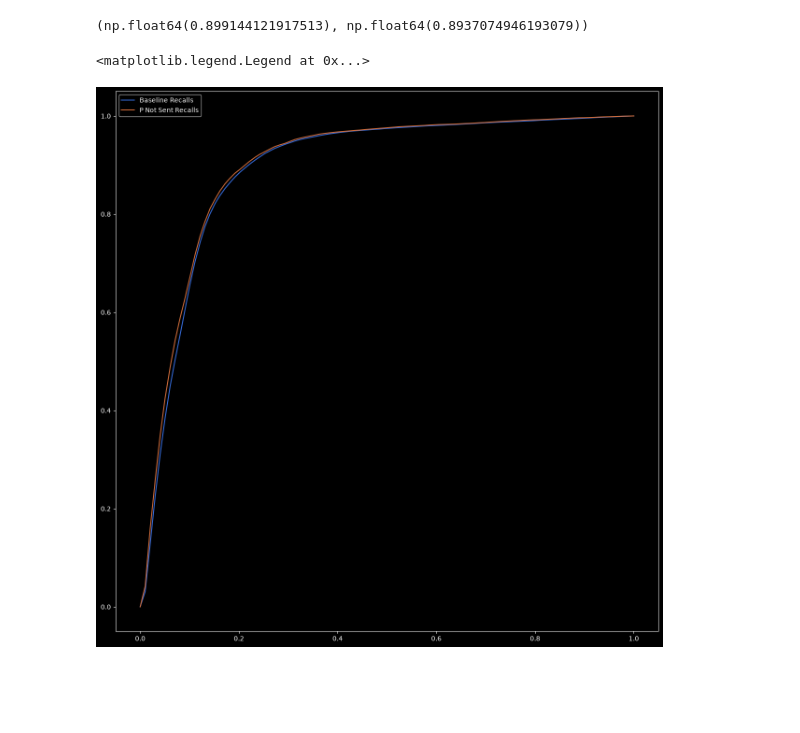
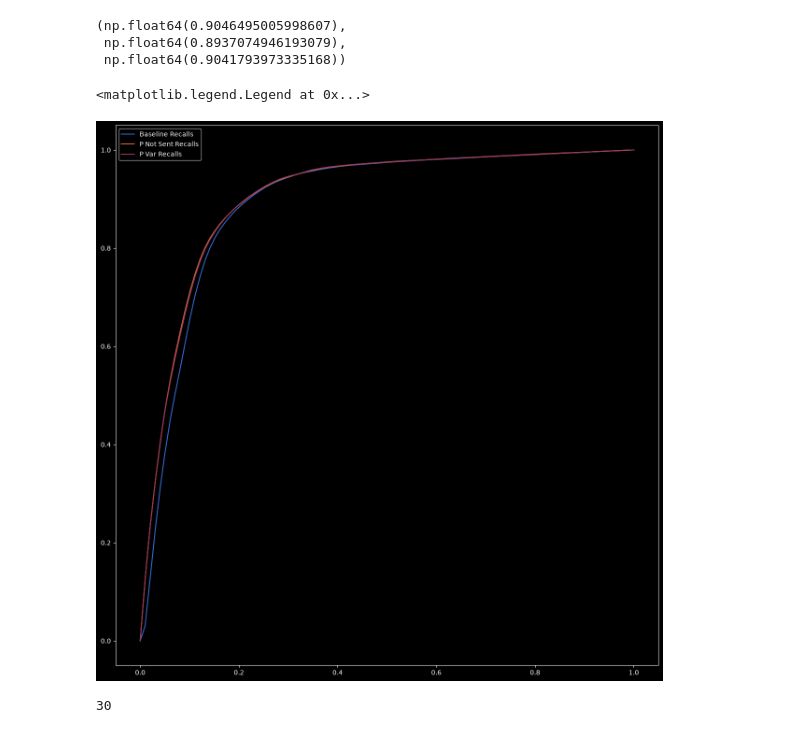
Before and after one commit to T-im4i-k/Active-Learning-for-Email-Interaction-Dynamics, a Jupyter notebook: src/email_outreach/notes/not_sent_p.ipynb, the cells around one changed output. Cells and saved outputs as stored; diff of their text form; code cells hidden in the pictures; blank space fills up the shorter version.

```diff
--- a/src/email_outreach/notes/not_sent_p.ipynb
+++ b/src/email_outreach/notes/not_sent_p.ipynb
@@ -33,7 +33,8 @@ def get_recalls_auc(path: Path):
 def delta_pct(lhs: np.ndarray, rhs: np.ndarray, decimals: int = 2 ) -> np.ndarray:
     return ((lhs-rhs)*100).round(decimals)
 # %%
-p_not_sent_path: Path = ROOT_FOLDER / "experiments" / "test_set" / "1" / "contextual_bandit" / "p_not_sent_v3"
+p_not_sent_path: Path = ROOT_FOLDER / "experiments" / "test_set" / "1" / "contextual_bandit" / "p_not_sent_var_v3"
+p_var_path: Path = ROOT_FOLDER / "experiments" / "test_set" / "1" / "contextual_bandit" / "p_var_v3"
 
 # imp_s_path: Path = ROOT_FOLDER / "experiments" / "test_set" / "1" / "contextual_bandit" / "f_p_phi_plug_v3"
 
@@ -41,6 +42,7 @@ baseline_path: Path = ROOT_FOLDER / "experiments" / "test_set" / "1" / "contextu
 # %%
 p_not_sent_recalls, p_not_sent_precisions = get_precisions_recalls(p_not_sent_path)
 baseline_recalls, baseline_precisions = get_precisions_recalls(baseline_path)
+p_var_recalls, p_var_precisions = get_precisions_recalls(p_var_path)
 # imp_s_recalls, imp_s_precisions = get_precisions_recalls(imp_s_path)
 # %%
 p_not_sent_recalls_auc = get_recalls_auc(p_not_sent_path)
@@ -48,20 +51,28 @@ baseline_recalls_auc = get_recalls_auc(baseline_path)
 # imp_s_recalls_auc = get_recalls_auc(imp_s_path)
 # %%
-np.array(p_not_sent_recalls_auc).mean(), np.array(baseline_recalls_auc).mean()
+np.array(p_not_sent_recalls_auc).mean(), np.array(baseline_recalls_auc).mean(), np.array(p_var_recalls_auc).mean()
 # %% [output]
-(np.float64(0.899144121917513), np.float64(0.8937074946193079))
+(np.float64(0.9046495005998607),
+ np.float64(0.8937074946193079),
+ np.float64(0.9041793973335168))
 # %%
 plt.figure(figsize=(15, 15))
 
 
 plt.plot(np.linspace(start=0, stop=1, num=100), np.array(baseline_recalls).mean(axis=0),
          label="Baseline Recalls")
 plt.plot(np.linspace(start=0, stop=1, num=100), np.array(p_not_sent_recalls).mean(axis=0),
          label="P Not Sent Recalls")
+plt.plot(np.linspace(start=0, stop=1, num=100), np.array(p_var_recalls).mean(axis=0),
+         label="P Var Recalls")
 # plt.plot(np.linspace(start=0, stop=1, num=100), np.array(imp_s_recalls).mean(axis=0),
 #          label="Improved S Recalls")
 
 plt.legend()
 # %% [output]
 <matplotlib.legend.Legend at 0x...>
-[figure, old version]
+[figure, new version]
+# %%
+len(p_not_sent_recalls)
+# %% [output]
+30
```
Also changed, not shown: parts of 7 cells of this notebook, 7 other files.
